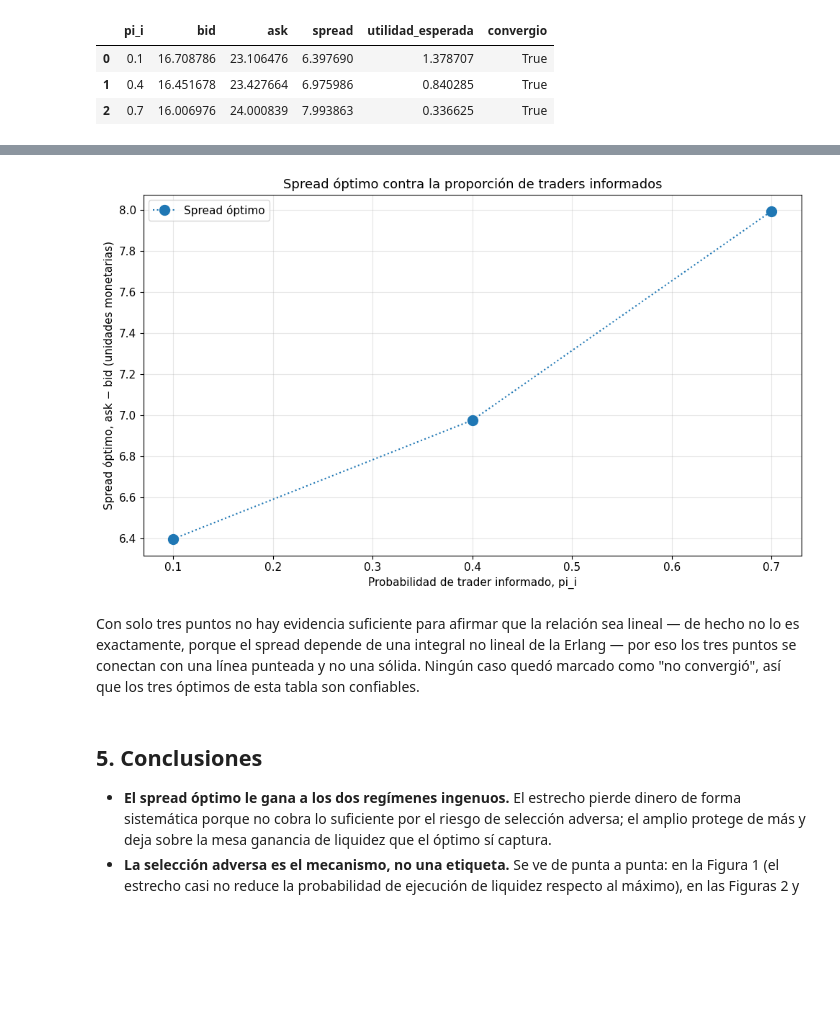
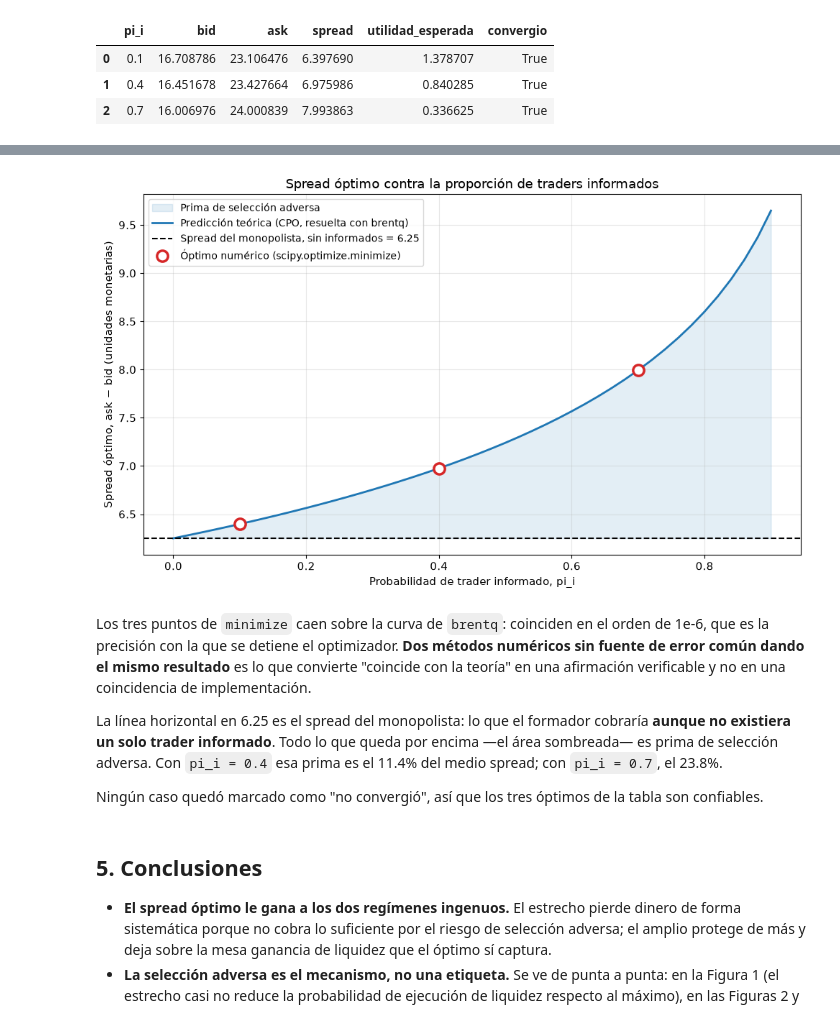
Before and after one commit to GonzaloCanoP/Lab01_MYST_Equipo6, a Jupyter notebook: notebooks/analysis.ipynb, the cells around one changed output, grey strips where cells are left out. Cells and saved outputs as stored; diff of their text form; code cells hidden in the pictures; blank space fills up the shorter version.

```diff
--- a/notebooks/analysis.ipynb
+++ b/notebooks/analysis.ipynb
@@ -249,12 +260,20 @@ resultado numérico del modelo.
 # %%
-fig5 = fig_sensibilidad(df_sensibilidad)
+curva_teorica = curva_teorica_spread()
+fig5 = fig_sensibilidad(df_sensibilidad, curva_teorica)
 # %% [output]
-[figure, old version]
+[figure, new version]
 # %% [markdown]
-Con solo tres puntos no hay evidencia suficiente para afirmar que la relación sea lineal — de
-hecho no lo es exactamente, porque el spread depende de una integral no lineal de la Erlang — por
-eso los tres puntos se conectan con una línea punteada y no una sólida. Ningún caso quedó marcado
-como "no convergió", así que los tres óptimos de esta tabla son confiables.
+Los tres puntos de `minimize` caen sobre la curva de `brentq`: coinciden en el orden de 1e-6, que
+es la precisión con la que se detiene el optimizador. **Dos métodos numéricos sin fuente de error
+común dando el mismo resultado** es lo que convierte "coincide con la teoría" en una afirmación
+verificable y no en una coincidencia de implementación.
+
+La línea horizontal en 6.25 es el spread del monopolista: lo que el formador cobraría **aunque no
+existiera un solo trader informado**. Todo lo que queda por encima —el área sombreada— es prima de
+selección adversa. Con `pi_i = 0.4` esa prima es el 11.4% del medio spread; con `pi_i = 0.7`, el
+23.8%.
+
+Ningún caso quedó marcado como "no convergió", así que los tres óptimos de la tabla son confiables.
 # %% [markdown]
 ## 5. Conclusiones
 
```
Also changed, not shown: parts of 4 cells of this notebook, 9 other files.
